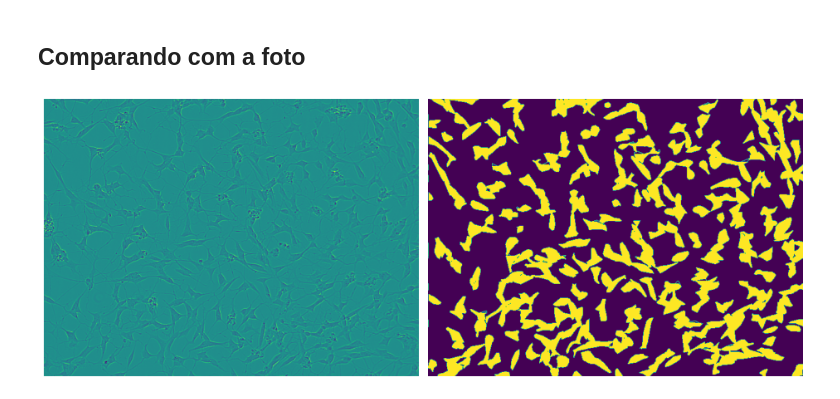
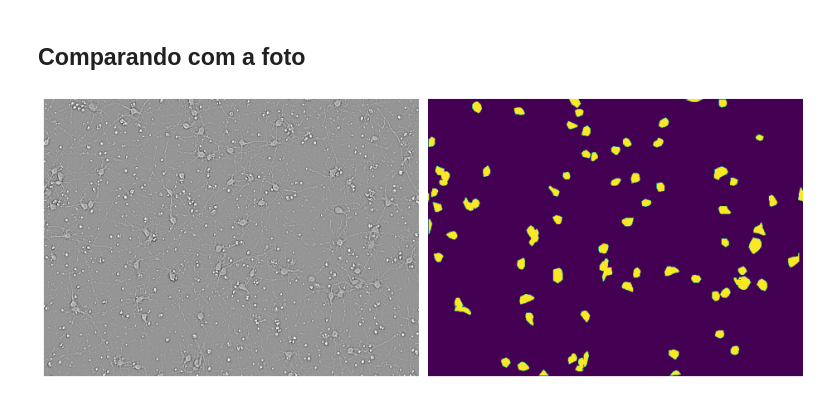
Before and after one commit to opassos/blog, a Jupyter notebook: _notebooks/2021-10-30-EDA_Satorius_Cell_Segmentation.ipynb, the cells around one changed output. Cells and saved outputs as stored; diff of their text form; code cells hidden in the pictures.

```diff
--- a/_notebooks/2021-10-30-EDA_Satorius_Cell_Segmentation.ipynb
+++ b/_notebooks/2021-10-30-EDA_Satorius_Cell_Segmentation.ipynb
@@ -245,6 +268,4 @@ array(['118145 6 118849 7 119553 8 120257 8 120961 9 121665 10 122369 12 123074
 # %%
-masks = df.loc['0030fd0e6378', 'annotation'].values
-
-masks_img = [rle_decode(m) for m in masks]
-len(masks_img)
+mask_imgs = [rle_decode(m) for m in masks]
+len(mask_imgs)
 # %% [output]
@@ -269,4 +273,4 @@ masks_img[:2]
 # %%
-mask_img = np.stack(masks_img)
+mask_img = np.stack(mask_imgs)
 mask_img.shape
 # %% [output]
@@ -284,3 +291,2 @@ mask_img.max(), mask_img.min()
 # %%
-mask_img = mask_img.clip(0, 1).astype(np.bool)
-plt.imshow(mask_img);
+mask_img = mask_img.astype(np.bool)
@@ -289,15 +297,15 @@ plt.imshow(mask_img);
 # %% [markdown]
 ## Comparando com a foto
 # %%
-file = train_path / ('0030fd0e6378' + '.png')
+file = train_path / ('ffdb3cc02eef' + '.png')
 # %%
 img = PILImageBW.create(file)
 # %%
 fig, ax = plt.subplots(1,2,figsize=(13, 6))
-ax[0].imshow(np.array(img))
+ax[0].imshow(np.array(img), cmap = 'Greys')
 ax[0].axis("off")
 ax[1].imshow(mask_img)
 ax[1].axis("off")
 plt.tight_layout();
 # %% [output]
-[figure, old version]
+[figure, new version]
```
Also changed, not shown: parts of 32 cells of this notebook.
